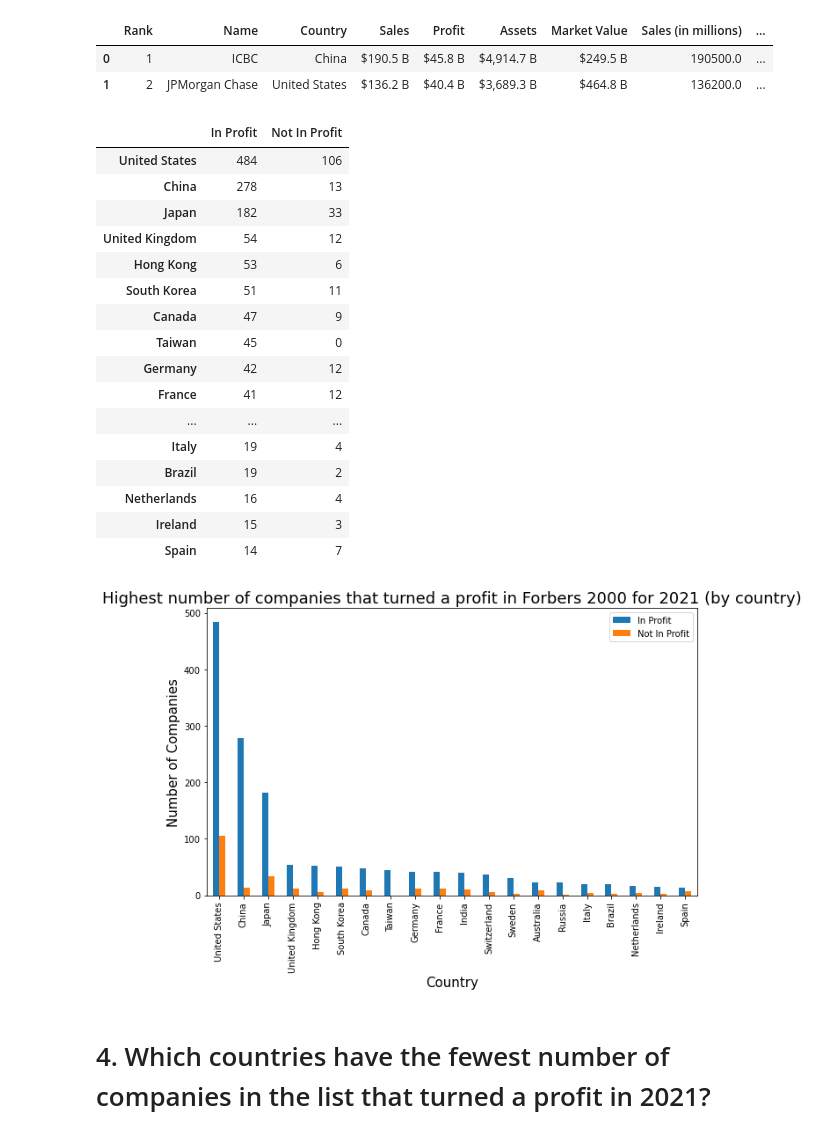
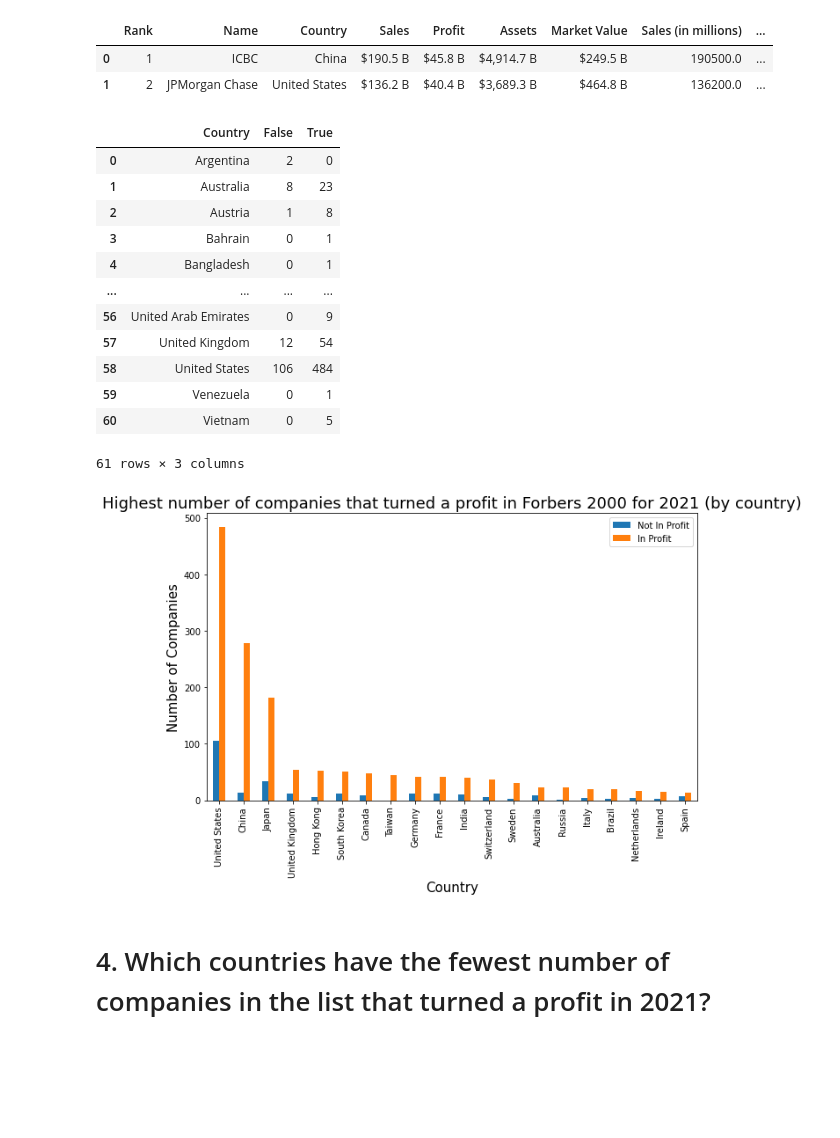
Before and after one commit to richardgourley/fortune-global-2000-in-2021, a Jupyter notebook: 4-visualizations.ipynb, the cells around one changed output. Saved outputs shown, nothing was run; the diff lists cells and outputs as text; code cells hidden in the pictures; blank space fills up the shorter version.

```diff
--- a/4-visualizations.ipynb
+++ b/4-visualizations.ipynb
@@ -81,5 +81,22 @@ df.head(2)
 | 0 | 1 | ICBC | China | $190.5 B | $45.8 B | $4,914.7 B | $249.5 B | 190500.0 | ... |
 | 1 | 2 | JPMorgan Chase | United States | $136.2 B | $40.4 B | $3,689.3 B | $464.8 B | 136200.0 | ... |
 # %%
-# Get 'Country' and 'In Profit' columns into an np.array
-in_profit_countries = df[['Country','In profit']].values
+# Group by 'Country' and 'In Profit' and unstack and reset the index
+df_countries_in_profit = df.groupby(["Country","In profit"]).size().unstack(fill_value=0).rename_axis(None, axis=1).reset_index()
+# Cast result to a dataframe
+df_countries_in_profit = pd.DataFrame(df_countries_in_profit)
+df_countries_in_profit
+# %% [output]
+|  | Country | False | True |
+| 0 | Argentina | 2 | 0 |
+| 1 | Australia | 8 | 23 |
+| 2 | Austria | 1 | 8 |
+| 3 | Bahrain | 0 | 1 |
+| 4 | Bangladesh | 0 | 1 |
+| ... | ... | ... | ... |
+| 56 | United Arab Emirates | 0 | 9 |
+| 57 | United Kingdom | 12 | 54 |
+| 58 | United States | 106 | 484 |
+| 59 | Venezuela | 0 | 1 |
+| 60 | Vietnam | 0 | 5 |
+61 rows × 3 columns
@@ -105,28 +103,11 @@ df_countries_in_profit = df_countries_in_profit.T
 # %%
 # Order by most companies in profit
+df_countries_in_profit.columns = ['Country', 'Not In Profit', 'In Profit']
 df_countries_in_profit.sort_values('In Profit', ascending=False, inplace=True)
-df_countries_in_profit.head(20)
+df_countries_in_profit_top_20 = df_countries_in_profit.head(20)
-# %% [output]
-|  | In Profit | Not In Profit |
-| United States | 484 | 106 |
-| China | 278 | 13 |
-| Japan | 182 | 33 |
-| United Kingdom | 54 | 12 |
-| Hong Kong | 53 | 6 |
-| South Korea | 51 | 11 |
-| Canada | 47 | 9 |
-| Taiwan | 45 | 0 |
-| Germany | 42 | 12 |
-| France | 41 | 12 |
-| ... | ... | ... |
-| Italy | 19 | 4 |
-| Brazil | 19 | 2 |
-| Netherlands | 16 | 4 |
-| Ireland | 15 | 3 |
-| Spain | 14 | 7 |
 # %%
 # Create a grouped bar chart
-chart = df_countries_in_profit.head(20).plot(kind="bar", xlabel="Country", ylabel="In Profit", title="Highest number of companies in profit by country 2021")
+chart = df_countries_in_profit_top_20.plot(kind="bar", x="Country", xlabel="Country", ylabel="In Profit", title="Highest number of companies in profit by country 2021")
 
 # Retrieve matplotlib figure to format chart size
 fig = chart.get_figure()
@@ -139,7 +120,7 @@ plt.title("Highest number of companies that turned a profit in Forbers 2000 for
 
 plt.show()
 # %% [output]
-[figure, old version]
+[figure, new version]
 # %% [markdown]
 # 4. Which countries have the fewest number of companies in the list that turned a profit in 2021?
 # %%
```
Also changed, not shown: parts of 4 cells of this notebook.
